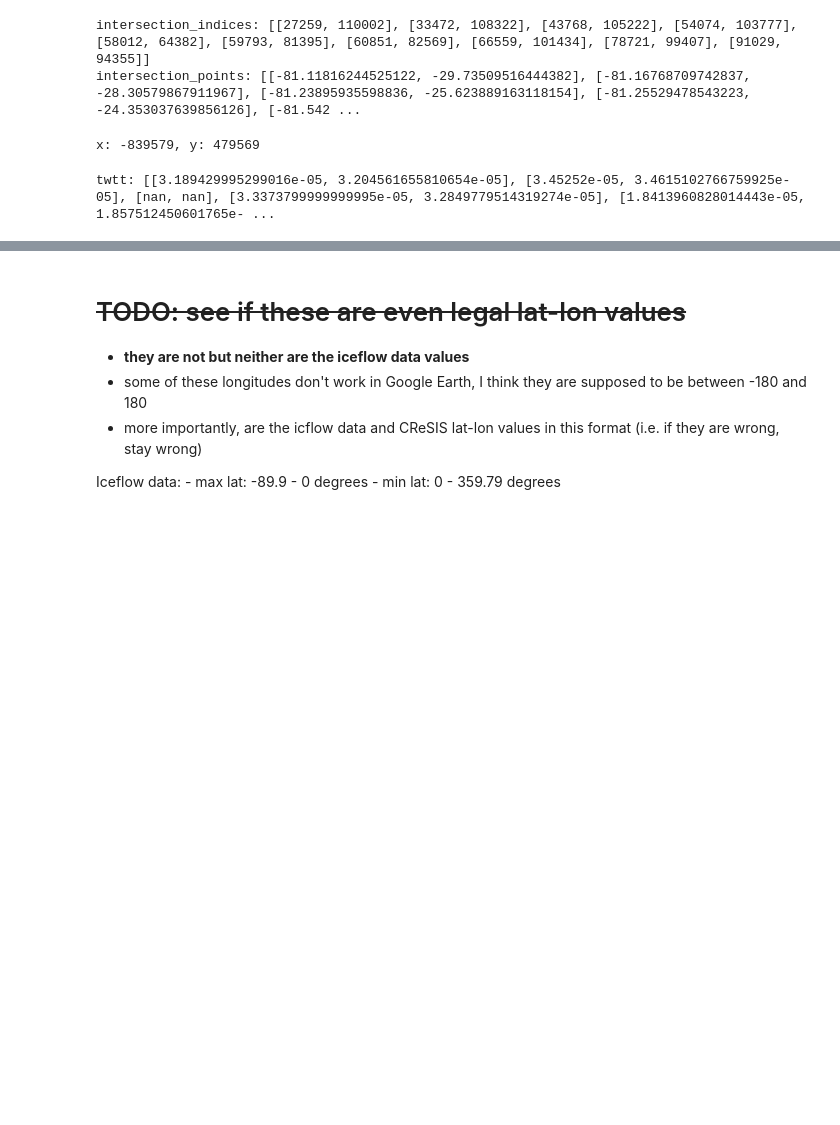
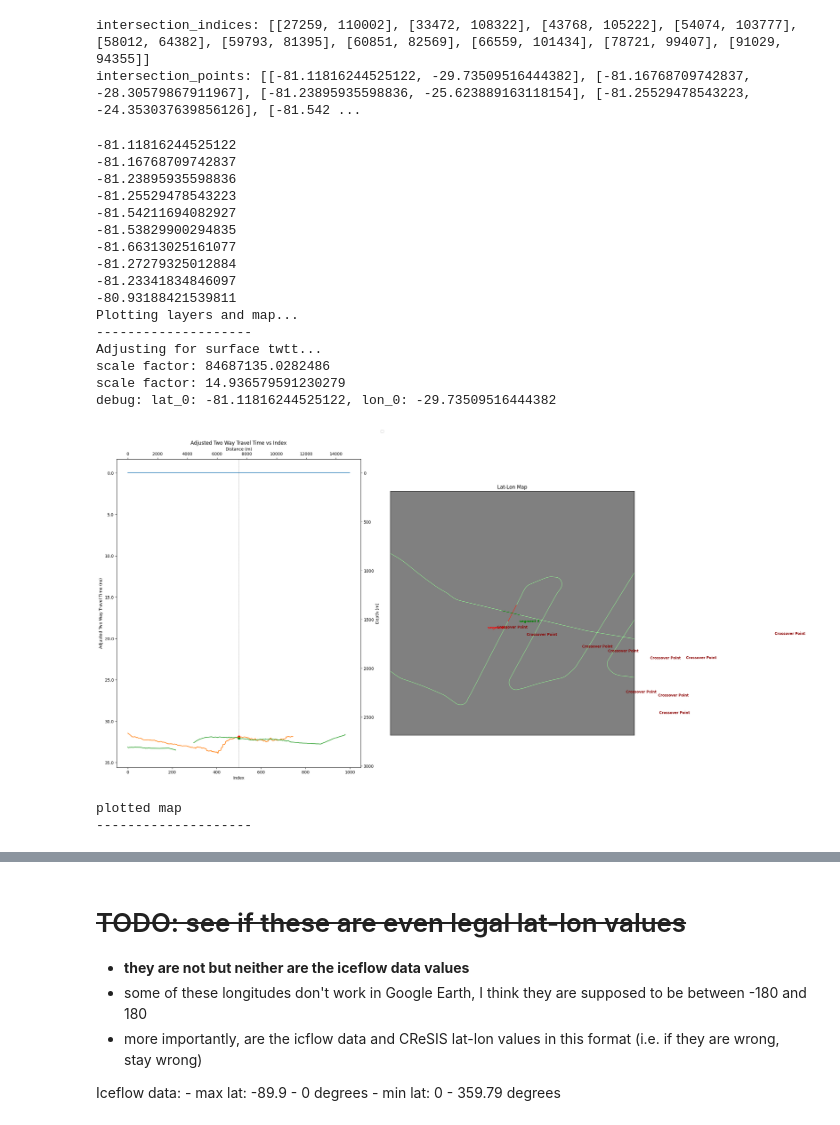
Before and after one commit to richardmoser/cresis_project, a Jupyter notebook: doit.ipynb, the cells around one changed output, grey strips where cells are left out. Drawn from its saved outputs; the diff is of its cells as text; code cells hidden in the pictures; blank space fills up the shorter version.

```diff
--- a/doit.ipynb
+++ b/doit.ipynb
@@ -126,30 +298,26 @@ intersection_points: [[-81.11816244525122, -29.73509516444382], [-81.16768709742
 # %%
-# plot_layers_at_cross(layers, intersection_indices_base, intersection_points_base,cross_index=3, zoom=zoom)
-
-# plot_layers_at_cross(layers, intersection_indices, intersection_points, cross_index=0, zoom=zoom)
+# print(segment_ends[0][0][0][0])
+for point in intersection_points:
+    print(point[0])
+# plot_layers_at_cross(layers, intersection_indices, segment_ends)
+plot_layers_at_cross(layers, intersection_indices, intersection_points, zoom=zoom, cross_index=0)
+# %% [output]
+-81.11816244525122
+-81.16768709742837
+-81.23895935598836
+-81.25529478543223
+-81.54211694082927
+-81.53829900294835
+-81.66313025161077
+-81.27279325012884
+-81.23341834846097
+-80.93188421539811
+Plotting layers and map...
+--------------------
+Adjusting for surface twtt...
+scale factor: 84687135.0282486
+scale factor: 14.936579591230279
+debug: lat_0: -81.11816244525122, lon_0: -29.73509516444382
+[figure, added]
+plotted map
+--------------------
-# %%
-# def nearest_flow_to_latlon(lat, lon, iceflow_data):
-#     """
-#     :param lat: the latitude of the point
-#     :param lon: the longitude of the point
-#     :param iceflow_data: the iceflow data
-#     :return: the nearest iceflow data to the lat-lon point
-#     """
-#     # find the nearest x and y values in the iceflow data
-#     x, y = latlon_to_xy(lat, lon)
-#     x, y = find_nearest_unmasked_x_and_y(x, y, iceflow_data, max_radius=1000)
-#     flow = flow_at_x_y(x, y, iceflow_data)
-#     return flow
-
-# nearest_flow_to_latlon(intersection_points[0][0], intersection_points[0][1], iceflow_data)
-# print the xy at intersection point
-x_intersection, y_intersection = latlon_to_xy(intersection_points[0][0], intersection_points[0][1])
-print(f"x: {x_intersection}, y: {y_intersection}")
-# %% [output]
-x: -839579, y: 479569
-# %%
-# calculate the twtt at the crossover point on both segments
-twtt = twtt_at_point(layers[1], layers[0], intersection_indices, quiet=True)
-print(f"twtt: {twtt}")
-# %% [output]
-twtt: [[3.189429995299016e-05, 3.204561655810654e-05], [3.45252e-05, 3.4615102766759925e-05], [nan, nan], [3.3373799999999995e-05, 3.2849779514319274e-05], [1.8413960828014443e-05, 1.857512450601765e- ...
```
Also changed, not shown: parts of 44 cells of this notebook, 5 other files.
